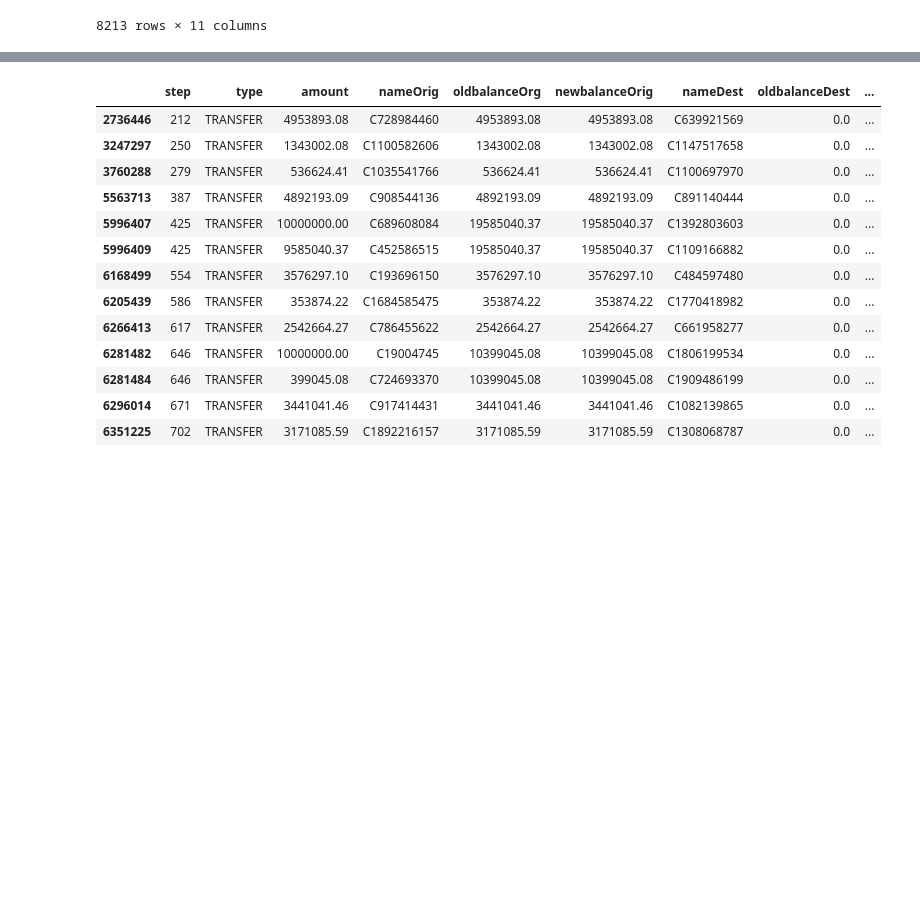
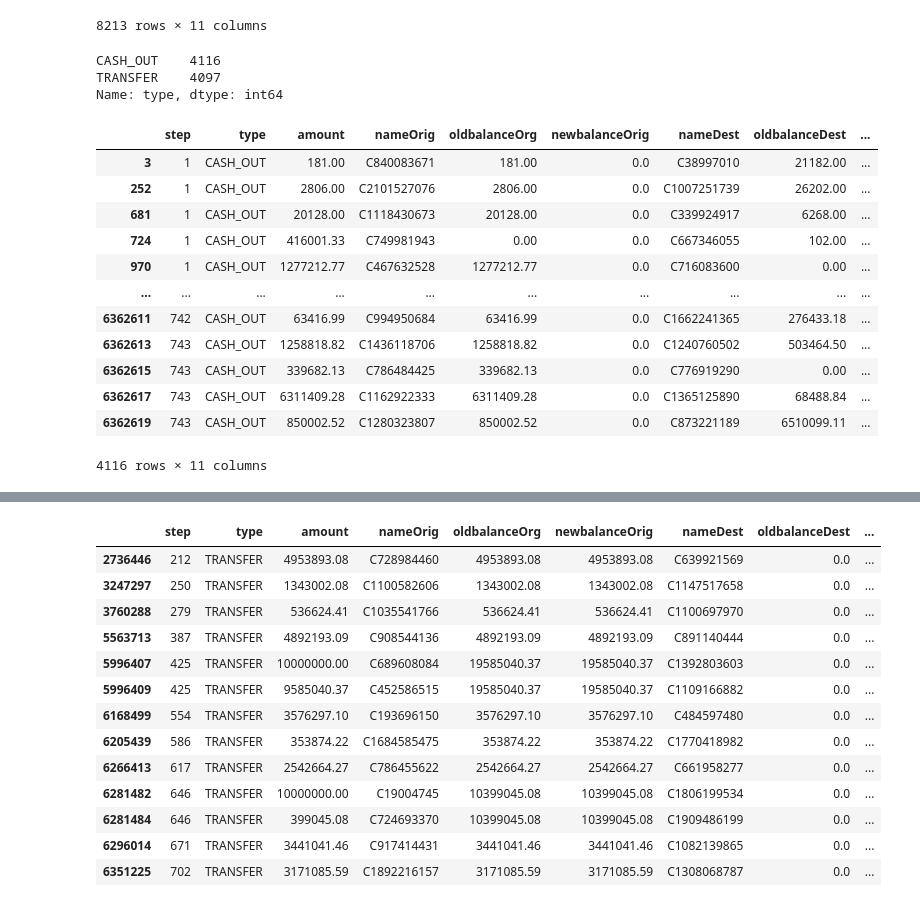
Before and after one commit to donmarcolaureano/paysim_financial_data, a Jupyter notebook: PaysimNotebook.ipynb, the cells around one changed output, grey strips where cells are left out. Drawn from its saved outputs; the diff is of its cells as text; code cells hidden in the pictures; blank space fills up the shorter version.

```diff
--- a/PaysimNotebook.ipynb
+++ b/PaysimNotebook.ipynb
@@ -149,3 +153,26 @@ fraud_transactions
 8213 rows × 11 columns
 # %%
 fraud_transactions.to_csv('/Users/marcolaureano2/Documents/GitHub/paysim_financial_data/fraud_transactions.csv')
+# %%
+fraud_transactions['type'].value_counts()
+# %% [output]
+CASH_OUT    4116
+TRANSFER    4097
+Name: type, dtype: int64
+# %%
+cashout_fraud = fraud_transactions.loc[fraud_transactions['type'] == 'CASH_OUT']
+cashout_fraud
+# %% [output]
+|  | step | type | amount | nameOrig | oldbalanceOrg | newbalanceOrig | nameDest | oldbalanceDest | ... |
+| 3 | 1 | CASH_OUT | 181.00 | C840083671 | 181.00 | 0.0 | C38997010 | 21182.00 | ... |
+| 252 | 1 | CASH_OUT | 2806.00 | C2101527076 | 2806.00 | 0.0 | C1007251739 | 26202.00 | ... |
+| 681 | 1 | CASH_OUT | 20128.00 | C1118430673 | 20128.00 | 0.0 | C339924917 | 6268.00 | ... |
+| 724 | 1 | CASH_OUT | 416001.33 | C749981943 | 0.00 | 0.0 | C667346055 | 102.00 | ... |
+| 970 | 1 | CASH_OUT | 1277212.77 | C467632528 | 1277212.77 | 0.0 | C716083600 | 0.00 | ... |
+| ... | ... | ... | ... | ... | ... | ... | ... | ... | ... |
+| 6362611 | 742 | CASH_OUT | 63416.99 | C994950684 | 63416.99 | 0.0 | C1662241365 | 276433.18 | ... |
+| 6362613 | 743 | CASH_OUT | 1258818.82 | C1436118706 | 1258818.82 | 0.0 | C1240760502 | 503464.50 | ... |
+| 6362615 | 743 | CASH_OUT | 339682.13 | C786484425 | 339682.13 | 0.0 | C776919290 | 0.00 | ... |
+| 6362617 | 743 | CASH_OUT | 6311409.28 | C1162922333 | 6311409.28 | 0.0 | C1365125890 | 68488.84 | ... |
+| 6362619 | 743 | CASH_OUT | 850002.52 | C1280323807 | 850002.52 | 0.0 | C873221189 | 6510099.11 | ... |
+4116 rows × 11 columns
```
Also changed, not shown: parts of 7 cells of this notebook, 2 other files.
